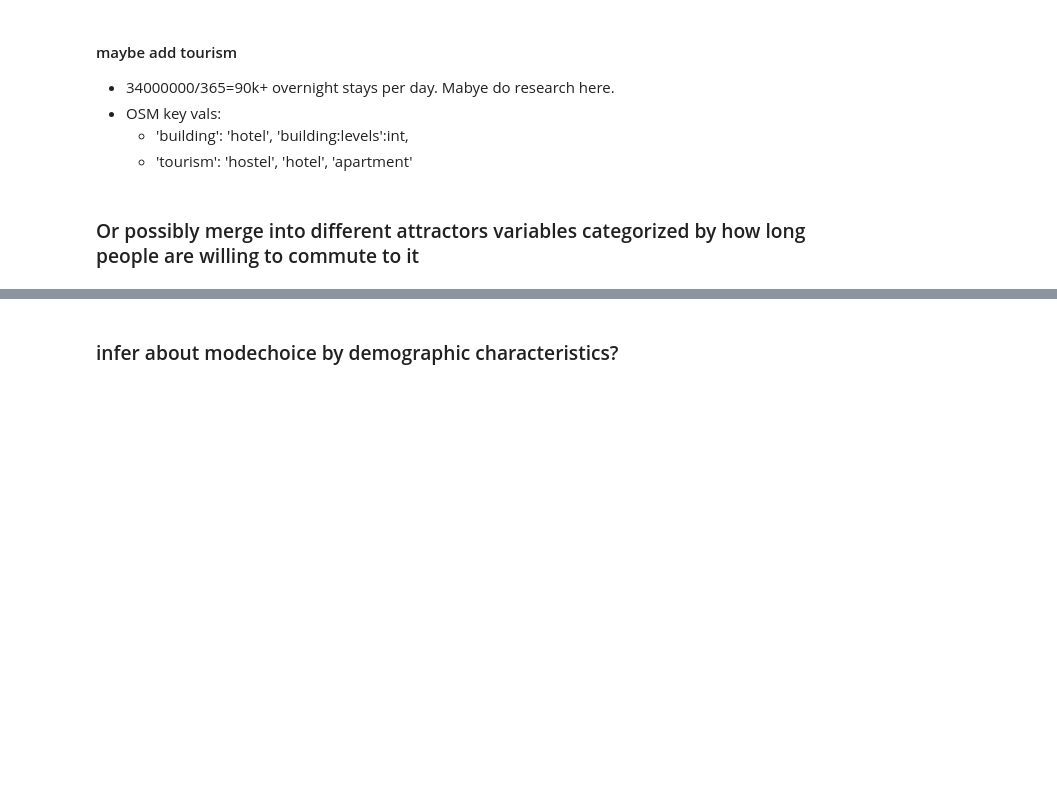
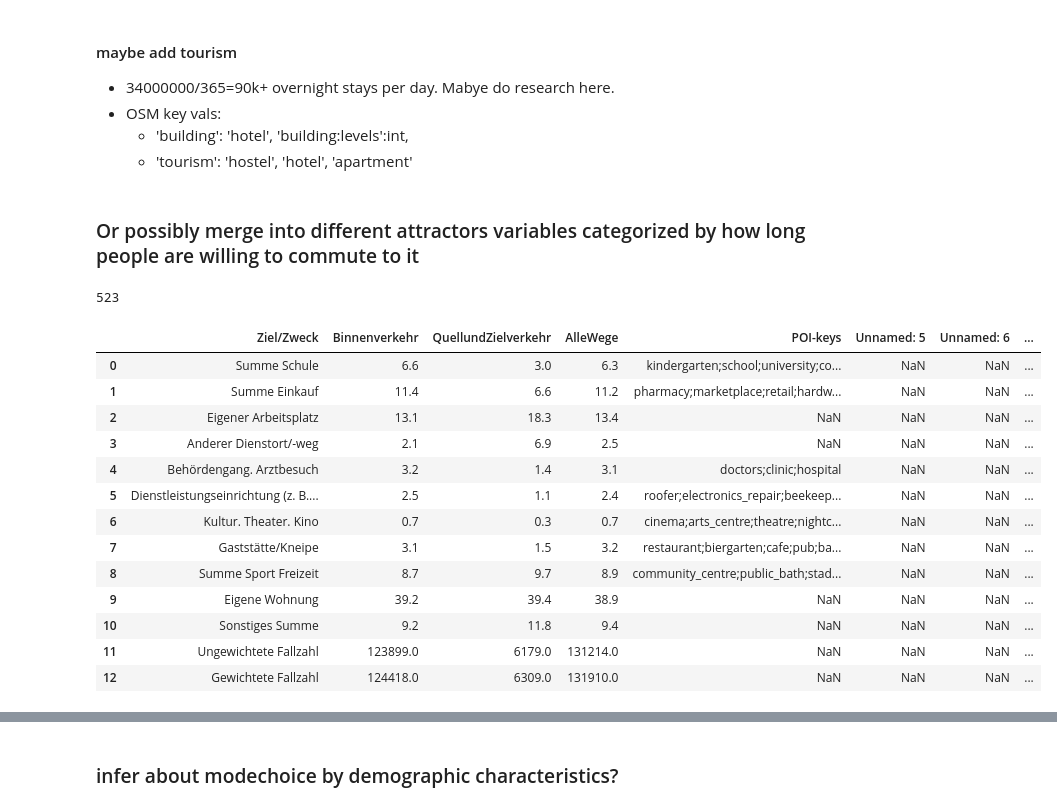
Before and after one commit to maximylius/quetzal_berlin, a Jupyter notebook: notebooks/best_version/102_OSM_POIs.ipynb, the cells around one changed output, grey strips where cells are left out. Cells and saved outputs as stored; diff of their text form; code cells hidden in the pictures; blank space fills up the shorter version.

```diff
--- a/notebooks/best_version/102_OSM_POIs.ipynb
+++ b/notebooks/best_version/102_OSM_POIs.ipynb
@@ -324,3 +322,26 @@ if show_plots:
     - 'tourism': 'hostel', 'hotel', 'apartment'
 # %% [markdown]
 ### Or possibly merge into different attractors variables categorized by how long people are willing to commute to it
+# %%
+sm.zones['university'].sum()
+# %% [output]
+523
+# %%
+
+anzahl_Wege_POIkeys = pd.read_excel(input_path + 'anzhal-Wege-POIKeys.xlsx')
+anzahl_Wege_POIkeys
+# %% [output]
+|  | Ziel/Zweck | Binnenverkehr | QuellundZielverkehr | AlleWege | POI-keys | Unnamed: 5 | Unnamed: 6 | ... |
+| 0 | Summe Schule | 6.6 | 3.0 | 6.3 | kindergarten;school;university;co... | NaN | NaN | ... |
+| 1 | Summe Einkauf | 11.4 | 6.6 | 11.2 | pharmacy;marketplace;retail;hardw... | NaN | NaN | ... |
+| 2 | Eigener Arbeitsplatz | 13.1 | 18.3 | 13.4 | NaN | NaN | NaN | ... |
+| 3 | Anderer Dienstort/-weg | 2.1 | 6.9 | 2.5 | NaN | NaN | NaN | ... |
+| 4 | Behördengang. Arztbesuch | 3.2 | 1.4 | 3.1 | doctors;clinic;hospital | NaN | NaN | ... |
+| 5 | Dienstleistungseinrichtung (z. B.... | 2.5 | 1.1 | 2.4 | roofer;electronics_repair;beekeep... | NaN | NaN | ... |
+| 6 | Kultur. Theater. Kino | 0.7 | 0.3 | 0.7 | cinema;arts_centre;theatre;nightc... | NaN | NaN | ... |
+| 7 | Gaststätte/Kneipe | 3.1 | 1.5 | 3.2 | restaurant;biergarten;cafe;pub;ba... | NaN | NaN | ... |
+| 8 | Summe Sport Freizeit | 8.7 | 9.7 | 8.9 | community_centre;public_bath;stad... | NaN | NaN | ... |
+| 9 | Eigene Wohnung | 39.2 | 39.4 | 38.9 | NaN | NaN | NaN | ... |
+| 10 | Sonstiges Summe | 9.2 | 11.8 | 9.4 | NaN | NaN | NaN | ... |
+| 11 | Ungewichtete Fallzahl | 123899.0 | 6179.0 | 131214.0 | NaN | NaN | NaN | ... |
+| 12 | Gewichtete Fallzahl | 124418.0 | 6309.0 | 131910.0 | NaN | NaN | NaN | ... |
```
Also changed, not shown: parts of 12 cells of this notebook, 32 other files.
